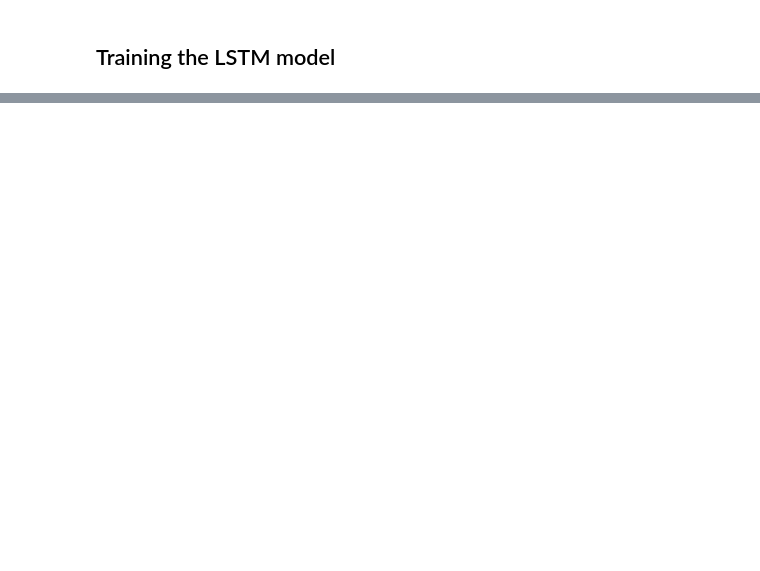
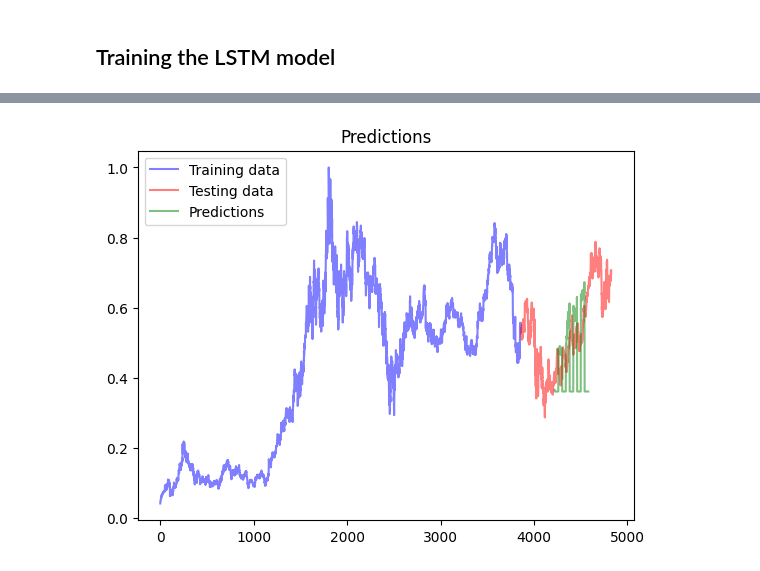
Before and after one commit to ACMCMC/ai-bubble-predictor, a Jupyter notebook: train.ipynb, the cells around one changed output, grey strips where cells are left out. Drawn from its saved outputs; the diff is of its cells as text; code cells hidden in the pictures; blank space fills up the shorter version.

Commit message:
separated in past // future

```diff
--- a/train.ipynb
+++ b/train.ipynb
@@ -20,8 +20,8 @@ import matplotlib.pyplot as plt
 import datetime
 
 # Get the stock data
-full_timeframe_start = datetime.datetime(1996, 1, 1)
-full_timeframe_end = datetime.datetime(2006, 1, 1)
+full_timeframe_start = datetime.datetime(1990, 1, 1)
+full_timeframe_end = datetime.datetime(2012, 1, 1)
 companies = ['MSFT', 'AAPL', 'AMZN', 'INTL', 'ORCL', 'INTC', 'QCOM', 'HPQ', 'EBAY', 'VZ', 'T', 'GOOGL', 'FB', 'TWTR', 'SNAP', 'TSLA', 'NFLX', 'DIS', 'CMCSA', 'FOXA', 'DISCA', 'VIAC', 'NWSA', 'NWS', 'CBS']
 stock_data = yf.download(tickers=companies, start=full_timeframe_start, end=full_timeframe_end)
 # Remove those columns that have any NaN values
@@ -237,10 +308,10 @@ else:
 # device = torch.device('cpu')
 
 # Only take the first company for now
-X_train = X_train[:, :, 1:4]
-y_train = y_train[:, :, 1:4]
-X_test = X_test[:, :, 1:4]
-y_test = y_test[:, :, 1:4]
+# X_train = X_train[:, :, 1:2]
+# y_train = y_train[:, :, 1:2]
+# X_test = X_test[:, :, 1:2]
+# y_test = y_test[:, :, 1:2]
 
 # Also move the training data to the GPU
 X_train = X_train.to(device)
@@ -251,5 +322,5 @@ print(f"Shape of X_train: {X_train.shape}")
 print(f"Device of X_train: {X_train.device}")
 print(f"Type of X_train: {type(X_train)}")
 
-num_layers = 2
-hidden_layer_size = 32
+num_layers = 1
+hidden_layer_size = 16
@@ -260,12 +336,12 @@ model = LSTM(
     output_size=1,
     num_layers=num_layers,
     device=device,
-    # dropout=0.25,
+    # dropout=0.15,
 )
 print(model)
 
-loss_function = nn.MSELoss(reduction="sum")
-optimizer = torch.optim.AdamW(model.parameters(), lr=1e-2)
+loss_function = nn.MSELoss(reduction="mean")
+optimizer = torch.optim.AdamW(model.parameters(), lr=1e-3)
 
 tensor_dataset = torch.utils.data.TensorDataset(X_train, y_train)
 loader = torch.utils.data.DataLoader(tensor_dataset, batch_size=128, shuffle=True)
@@ -278,7 +354,7 @@ from torch.utils.tensorboard import SummaryWriter
 
 writer = SummaryWriter()
 
-INDEX_OF_COMPANY_TO_PLOT = 0
+INDEX_OF_COMPANY_TO_PLOT = 1
 
 
 # Monitor the training and testing RMSE and stop training when the testing RMSE starts to increase, as this is a sign of overfitting
@@ -292,41 +368,49 @@ for epoch in tqdm.tqdm(range(epochs)):
     total_loss = 0
     model.train()
     for X_batch, y_batch in loader:
-        # X_batch has shape (batch_size, seq_length, num_companies). Turn it into (batch_size, seq_length, input_size)
-        X_batch_all_companies_together = X_batch.view(-1, seq_length, 1)
+        # X_batch has shape (batch_size, seq_length_max, num_companies). Turn it into (batch_size, seq_length_max, input_size)
+        X_batch_all_companies_together = X_batch.view(-1, seq_length_past, 1)
         # y_batch has shape (batch_size). Turn it into (batch_size, output_size)
 
         y_pred = model(X_batch_all_companies_together)
-        y_pred = y_pred.view(-1, seq_length, y_batch.shape[-1])
+        y_pred = y_pred.view(-1, seq_length_future, y_batch.shape[-1])
         loss = loss_function(y_pred, y_batch)
         writer.add_scalar("loss", loss, epoch)
         optimizer.zero_grad()
         loss.backward()
         optimizer.step()
         total_loss += loss.item()
+
     # Monitor the training and testing RMSE
     model.eval()
     with torch.no_grad():
         num_of_companies_in_batch = X_batch.shape[-1]
-        # Get the full testing data
-        X_test_full = X_test
-        X_test_full = X_test_full.view(-1, seq_length, 1)
 
-        y_test_without_prompt = y_test[seq_length:, :, INDEX_OF_COMPANY_TO_PLOT]
-        starting_sequence = X_test[0, :, INDEX_OF_COMPANY_TO_PLOT].view(
-            1, -1, 1
+        y_test_without_prompt = y_test[0, :, :].view(1, -1, num_of_companies_in_batch)
+        # Only take the first seq_length_test_prompt days of the testing data to start the predictions, then evaluate on the rest up to seq_length_max
+        starting_sequence = X_test[0, :, :].view(
+            num_of_companies_in_batch,
+            -1,
+            1,  # We need to turn the companies into the batch dimension, because the model expects the batch dimension to be first and the last dimension to be the input size (1)
         )  # First sequence of the first company
-        num_to_generate = (
-            X_test.shape[0] - seq_length
-        )  # We want to generate the rest of the test data, i.e. what's remaining after this first sequence
         y_pred = model.generate_predictions(
-            starting_sequence, num_to_generate
-        )[:, seq_length:, :]
-        test_rmse = torch.sqrt(
-            loss_function(y_pred, y_test_without_prompt)
-        ).item()
+            starting_sequence, num_predictions_to_generate=seq_length_future
+        )
+        y_pred = y_pred.view(
+            1, -1, num_of_companies_in_batch
+        )  # Turn the companies back into the last dimension
+        y_pred = y_pred[
+            :, seq_length_future:, :
+        ]  # Only take the predictions after the prompt
+        test_rmse = torch.sqrt(loss_function(y_pred, y_test_without_prompt)).item()
     writer.add_scalar("test_rmse", test_rmse, epoch)
-    print(f"Epoch {epoch}: test RMSE {test_rmse:.4f}, average loss {total_loss / len(loader):.4f}")
+    # Also check for exploding gradients
+    for name, param in model.named_parameters():
+        if param.grad is not None:
+            writer.add_histogram(name, param.grad, epoch)
+    print(
+        f"Epoch {epoch}: test RMSE {test_rmse:.4f}, average loss {total_loss / len(loader):.4f}"
+    )
     if test_rmse < best_test_rmse:
         best_test_rmse = test_rmse
         best_model = model.state_dict()
@@ -347,15 +431,21 @@ for epoch in tqdm.tqdm(range(epochs)):
             alpha=0.5,
         )
         plt.plot(
-            range(len(y_train_full), len(y_train_full) + len(y_test[:,-1, INDEX_OF_COMPANY_TO_PLOT])),
+            range(
+                len(y_train_full),
+                len(y_train_full) + len(y_test[:, -1, INDEX_OF_COMPANY_TO_PLOT]),
+            ),
             y_test[:, -1, INDEX_OF_COMPANY_TO_PLOT].cpu(),
             label="Testing data",
             color="red",
             alpha=0.5,
         )
         plt.plot(
-            range(len(y_train_full) + seq_length, len(y_train_full) + len(y_test[:,-1, INDEX_OF_COMPANY_TO_PLOT])),
-            y_pred.squeeze().cpu(),
+            range(
+                len(y_train_full) + seq_length_test_prompt,
+                len(y_train_full) + seq_length_max,
+            ),
+            y_pred[:, :, INDEX_OF_COMPANY_TO_PLOT].squeeze().cpu(),
             label="Predictions",
             color="green",
             alpha=0.5,
@@ -381,3 +471,4 @@ writer.close()
 # Store the model
 torch.save(model.state_dict(), "lstm_model.pt")
 print("Model saved")
+# %% [output]
@@ -383,0 +497 @@ print("Model saved")
+[figure, added]
```
Also changed, not shown: parts of 11 cells of this notebook.
